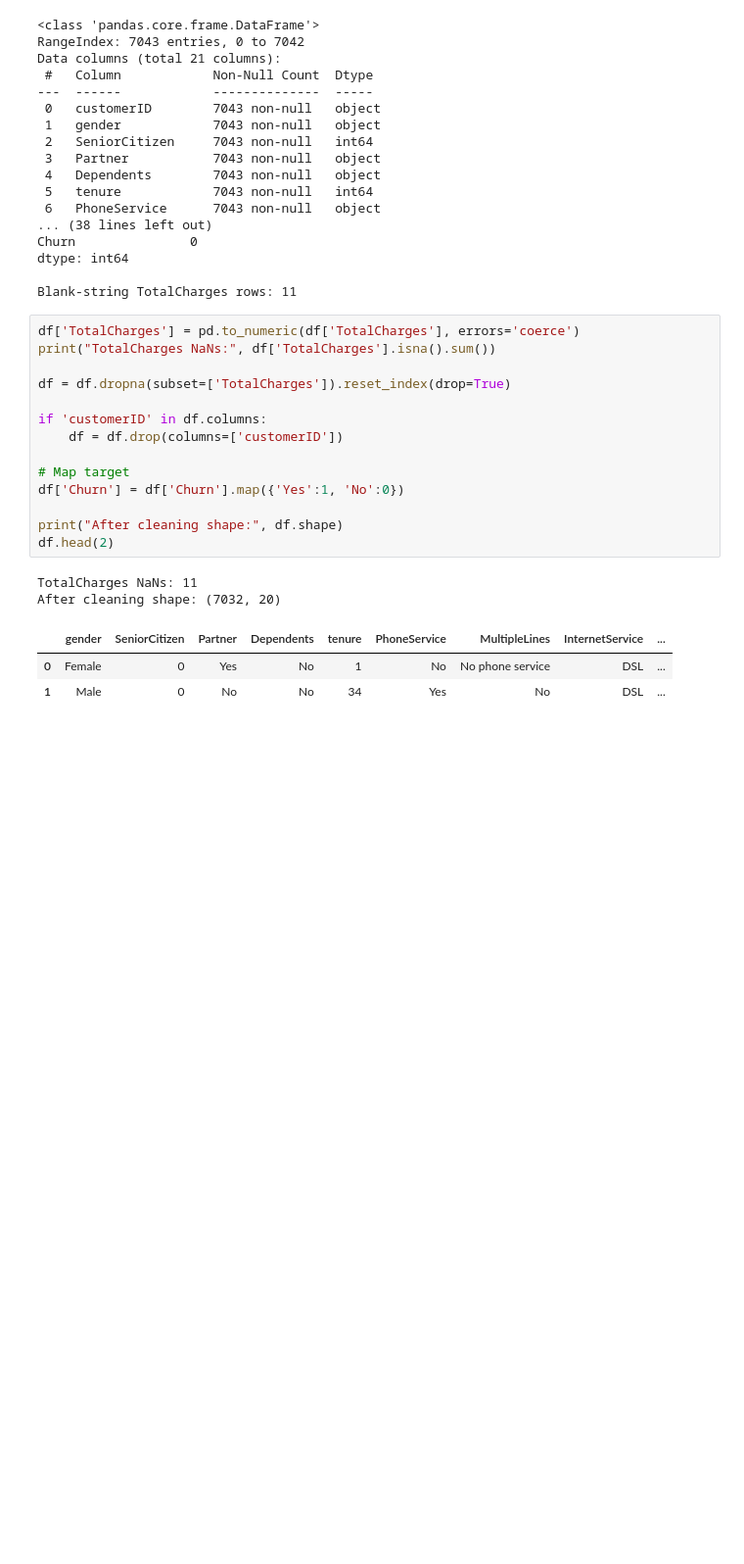
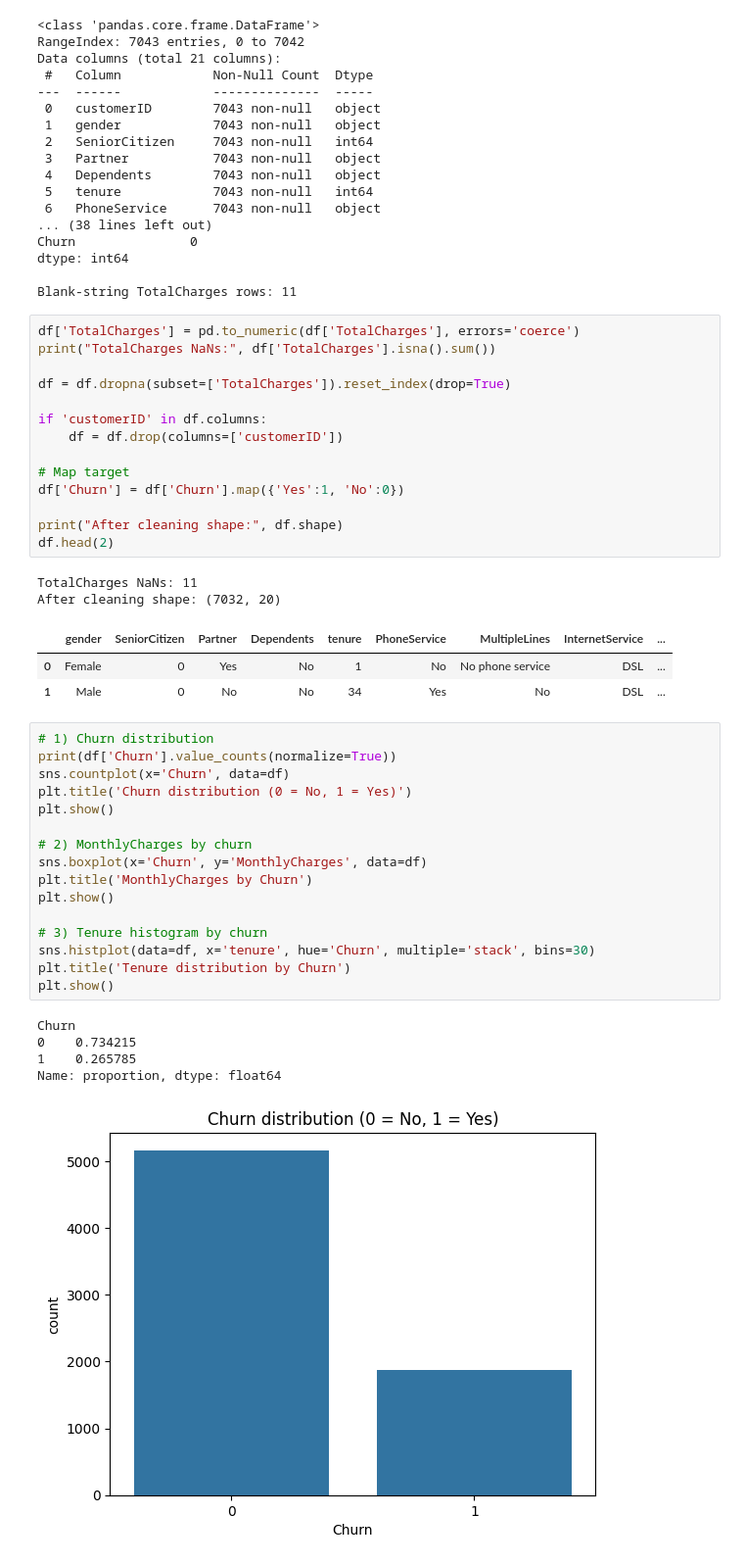
Before and after one commit to MariaImran2023/Telco-customer-churn, a Jupyter notebook: telco_churn_notebook.ipynb, the cells around one changed output. Shown: that part at 98% size. Cells and saved outputs as stored; diff of their text form; blank space fills up the shorter version.

Commit message:
EDA Plots

```diff
--- a/telco_churn_notebook.ipynb
+++ b/telco_churn_notebook.ipynb
@@ -75,3 +75,25 @@ After cleaning shape: (7032, 20)
 |  | gender | SeniorCitizen | Partner | Dependents | tenure | PhoneService | MultipleLines | InternetService | ... |
 | 0 | Female | 0 | Yes | No | 1 | No | No phone service | DSL | ... |
 | 1 | Male | 0 | No | No | 34 | Yes | No | DSL | ... |
+# %%
+# 1) Churn distribution
+print(df['Churn'].value_counts(normalize=True))
+sns.countplot(x='Churn', data=df)
+plt.title('Churn distribution (0 = No, 1 = Yes)')
+plt.show()
+
+# 2) MonthlyCharges by churn
+sns.boxplot(x='Churn', y='MonthlyCharges', data=df)
+plt.title('MonthlyCharges by Churn')
+plt.show()
+
+# 3) Tenure histogram by churn
+sns.histplot(data=df, x='tenure', hue='Churn', multiple='stack', bins=30)
+plt.title('Tenure distribution by Churn')
+plt.show()
+# %% [output]
+Churn
+0    0.734215
+1    0.265785
+Name: proportion, dtype: float64
+[figure, added]
```
Also changed, not shown: parts of 1 cell of this notebook.
